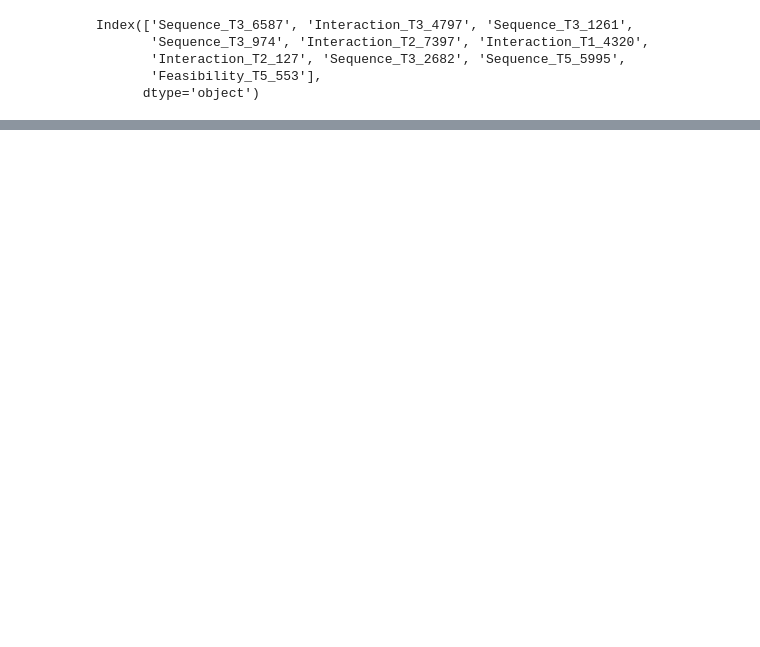
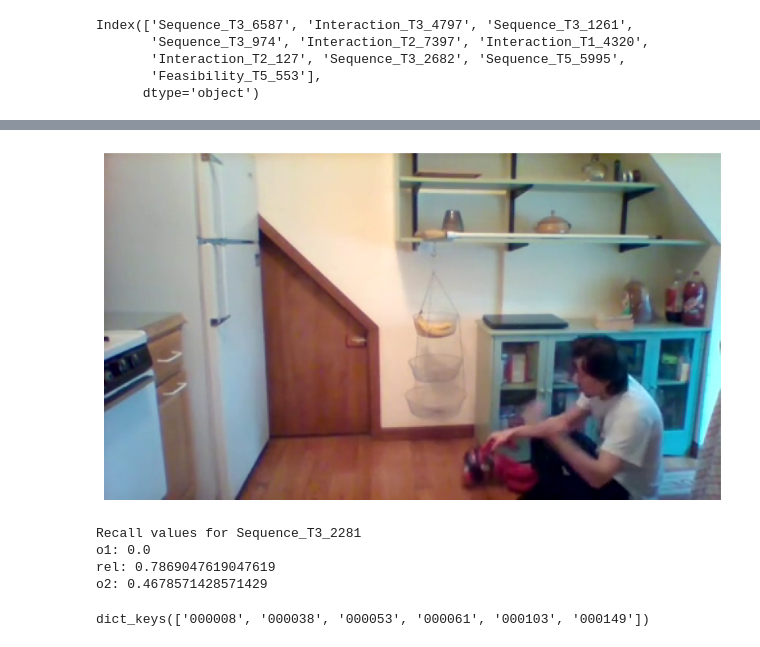
Before and after one commit to FabioLusha/video-neurosymbolic, a Jupyter notebook: star_code/experiments/week_0416_zs_cot_chat_prompting_with_generated_stsg_gemma3_4b.ipynb, the cells around one changed output, grey strips where cells are left out. Drawn from its saved outputs; the diff is of its cells as text; code cells hidden in the pictures; blank space fills up the shorter version.

```diff
--- a/star_code/experiments/week_0416_zs_cot_chat_prompting_with_generated_stsg_gemma3_4b.ipynb
+++ b/star_code/experiments/week_0416_zs_cot_chat_prompting_with_generated_stsg_gemma3_4b.ipynb
@@ -2468,0 +2519,27 @@ error: OpenCV(4.10.0) /croot/opencv-suite_1722029125240/work/modules/imgproc/src
+# %%
+image_path = raw_frame_dir / f"{STAR_data_df.loc[test1]['video_id']}.mp4" / f"{frame}.png"
+img = mpimg.imread(image_path)
+
+plt.figure(figsize=(10, 6))  # Adjust figure size
+plt.imshow(img)
+plt.axis('off')  # Turn off axis numbers and ticks
+plt.show()
+# %% [output]
+[figure, added]
+# %%
+test1 = worsts[1]
+
+print(f"Recall values for {test1}")
+print(f"o1: {o1_recalls[test1]}")
+print(f"rel: {rel_recalls[test1]}")
+print(f"o2: {o2_recalls[test1]}")
+# %% [output]
+Recall values for Sequence_T3_2281
+o1: 0.0
+rel: 0.7869047619047619
+o2: 0.4678571428571429
+# %%
+frames = struct_gen_graphs[test1]
+frames.keys()
+# %% [output]
+dict_keys(['000008', '000038', '000053', '000061', '000103', '000149'])
```
Also changed, not shown: parts of 42 cells of this notebook, 1 other file.
